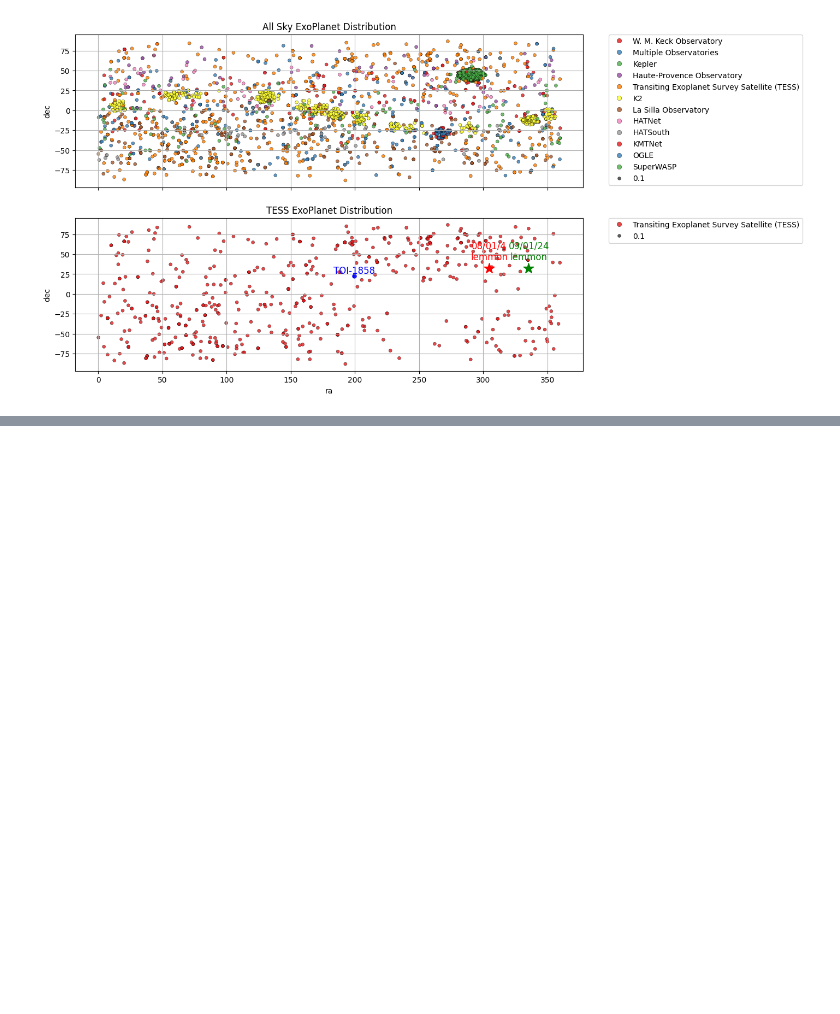
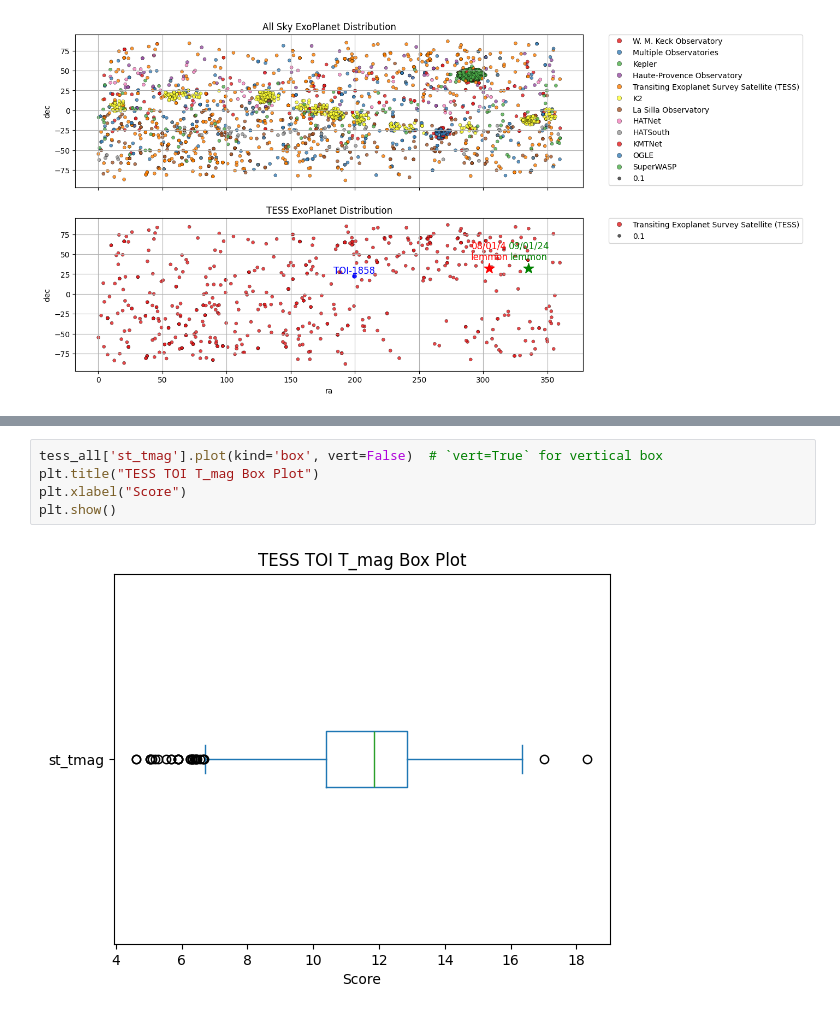
Before and after one commit to sophia268238/astronomy_ml, a Jupyter notebook: notebooks/exo_planet_stat.ipynb, the cells around one changed output, grey strips where cells are left out. Saved outputs shown, nothing was run; the diff lists cells and outputs as text; blank space fills up the shorter version.

Commit message:
add TESS TMag histogram and box plot

```diff
--- a/notebooks/exo_planet_stat.ipynb
+++ b/notebooks/exo_planet_stat.ipynb
@@ -76,0 +95,7 @@ axes[1].grid()
+# %%
+tess_all['st_tmag'].plot(kind='box', vert=False)  # `vert=True` for vertical box
+plt.title("TESS TOI T_mag Box Plot")
+plt.xlabel("Score")
+plt.show()
+# %% [output]
+[figure, added]
```
Also changed, not shown: parts of 3 cells of this notebook, 1 other file.
